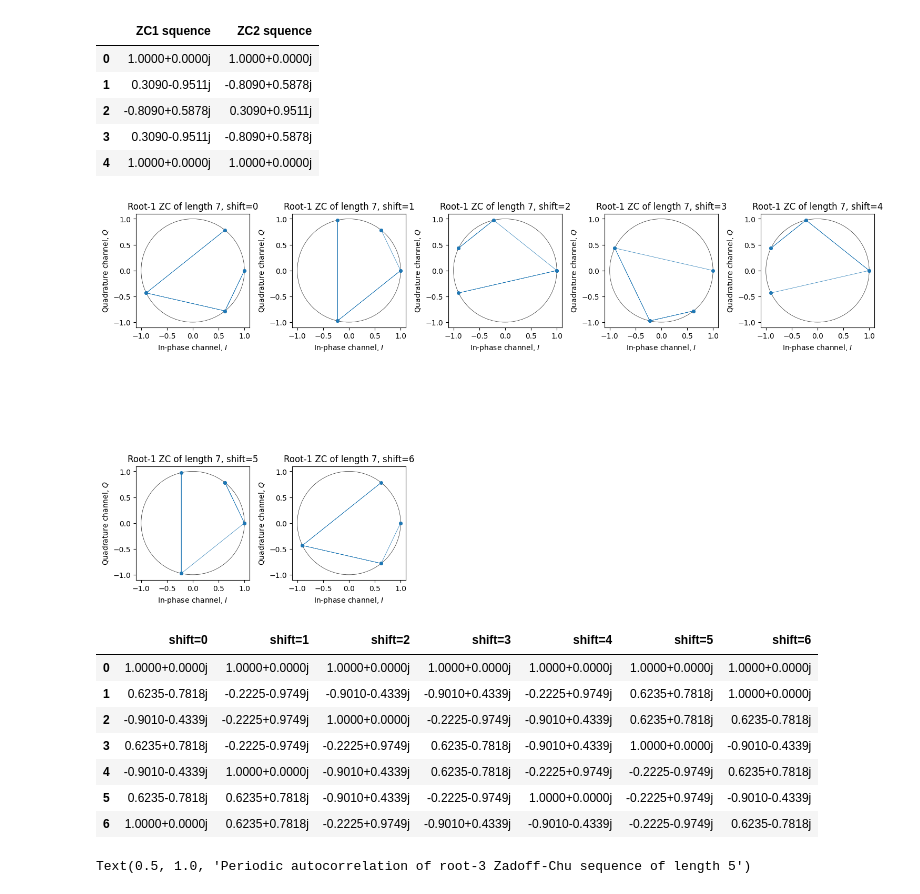
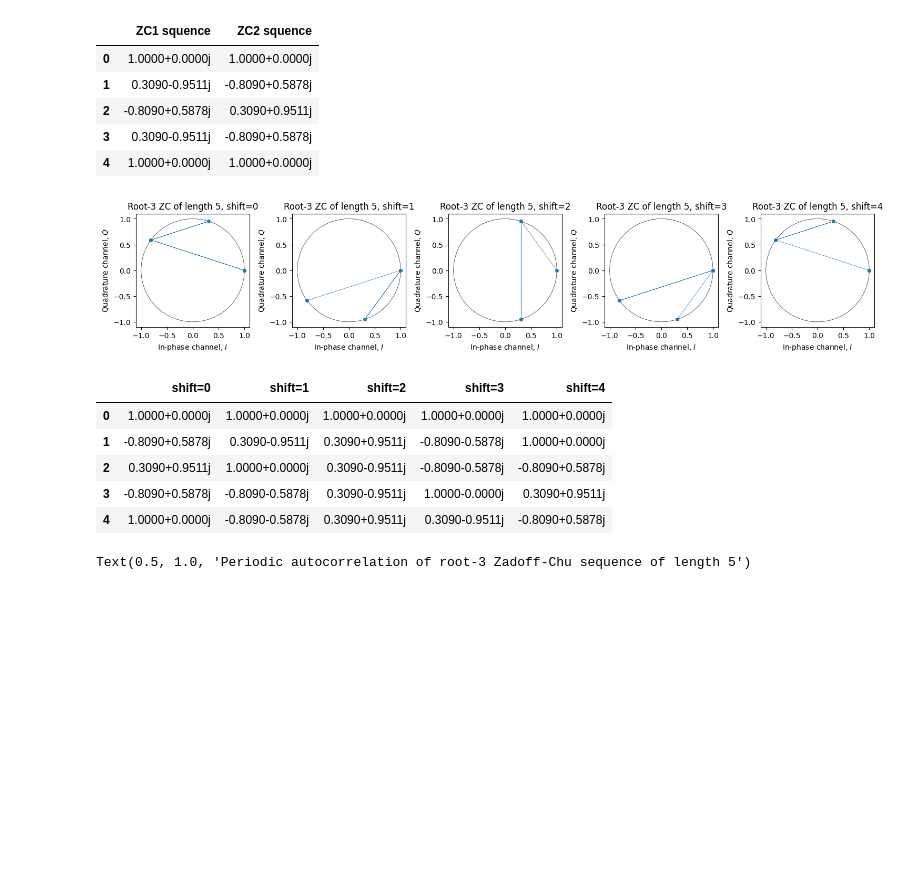
Before and after one commit to Danzo0l/py-laboratory, a Jupyter notebook: mMTC/zadoff-chu.ipynb, the cells around one changed output. Saved outputs shown, nothing was run; the diff lists cells and outputs as text; code cells hidden in the pictures; blank space fills up the shorter version.

```diff
--- a/mMTC/zadoff-chu.ipynb
+++ b/mMTC/zadoff-chu.ipynb
@@ -42,48 +42,44 @@ pd.DataFrame({
 | 3 | 0.3090-0.9511j | -0.8090+0.5878j |
 | 4 | 1.0000+0.0000j | 1.0000+0.0000j |
 # %%
-import pandas as pd
-
 # Cyclic shift of ZC sequence
 # Params: N - length, r - root index of ZC sequence
-N = 7
-r = 1
+N = 5
+r = 3
 num_columns = 5
 
 dataframes = {}
 plt.figure(figsize=(15, 10))  # Создать фигуру для графиков
 num_plots = N
 
 for i in range(N):
     ZC = sdr.zadoff_chu_sequence(N, r, shift=i)
     dataframes[f'shift={i}'] = np.round(ZC, decimals=4)
 
     # Создать подграфик
     plt.subplot(N // num_columns + (N % num_columns > 0), num_columns, i+1)
     sdr.plot.constellation(ZC, linestyle="-", linewidth=0.5, markersize=8)
     circle = plt.Circle((0, 0), 1, color='#222222', linewidth=0.5, fill=False)
     plt.gca().add_artist(circle)
     plt.title(f"Root-{r} ZC of length {N}, shift={i}")
 
 # Увеличить размер подграфиков
 plt.subplots_adjust(wspace=0.4, hspace=0.4)
 
 # Показать графики
 plt.tight_layout()
 plt.show()
 
 # Вывести DataFrame
 pd.DataFrame(dataframes)
 # %% [output]
-[figure, old version]
+[figure, new version]
-|  | shift=0 | shift=1 | shift=2 | shift=3 | shift=4 | shift=5 | shift=6 |
-| 0 | 1.0000+0.0000j | 1.0000+0.0000j | 1.0000+0.0000j | 1.0000+0.0000j | 1.0000+0.0000j | 1.0000+0.0000j | 1.0000+0.0000j |
-| 1 | 0.6235-0.7818j | -0.2225-0.9749j | -0.9010-0.4339j | -0.9010+0.4339j | -0.2225+0.9749j | 0.6235+0.7818j | 1.0000+0.0000j |
-| 2 | -0.9010-0.4339j | -0.2225+0.9749j | 1.0000+0.0000j | -0.2225-0.9749j | -0.9010+0.4339j | 0.6235+0.7818j | 0.6235-0.7818j |
-| 3 | 0.6235+0.7818j | -0.2225-0.9749j | -0.2225+0.9749j | 0.6235-0.7818j | -0.9010+0.4339j | 1.0000+0.0000j | -0.9010-0.4339j |
-| 4 | -0.9010-0.4339j | 1.0000+0.0000j | -0.9010+0.4339j | 0.6235-0.7818j | -0.2225+0.9749j | -0.2225-0.9749j | 0.6235+0.7818j |
-| 5 | 0.6235-0.7818j | 0.6235+0.7818j | -0.9010+0.4339j | -0.2225-0.9749j | 1.0000+0.0000j | -0.2225+0.9749j | -0.9010-0.4339j |
-| 6 | 1.0000+0.0000j | 0.6235+0.7818j | -0.2225+0.9749j | -0.9010+0.4339j | -0.9010-0.4339j | -0.2225-0.9749j | 0.6235-0.7818j |
+|  | shift=0 | shift=1 | shift=2 | shift=3 | shift=4 |
+| 0 | 1.0000+0.0000j | 1.0000+0.0000j | 1.0000+0.0000j | 1.0000+0.0000j | 1.0000+0.0000j |
+| 1 | -0.8090+0.5878j | 0.3090-0.9511j | 0.3090+0.9511j | -0.8090-0.5878j | 1.0000+0.0000j |
+| 2 | 0.3090+0.9511j | 1.0000+0.0000j | 0.3090-0.9511j | -0.8090-0.5878j | -0.8090+0.5878j |
+| 3 | -0.8090+0.5878j | -0.8090-0.5878j | 0.3090-0.9511j | 1.0000-0.0000j | 0.3090+0.9511j |
+| 4 | 1.0000+0.0000j | -0.8090-0.5878j | 0.3090+0.9511j | 0.3090-0.9511j | -0.8090+0.5878j |
 # %%
 # Params: N - length, r1 - root index of ZC sequence
 N = 5
```
Also changed, not shown: parts of 6 cells of this notebook, 2 other files.
